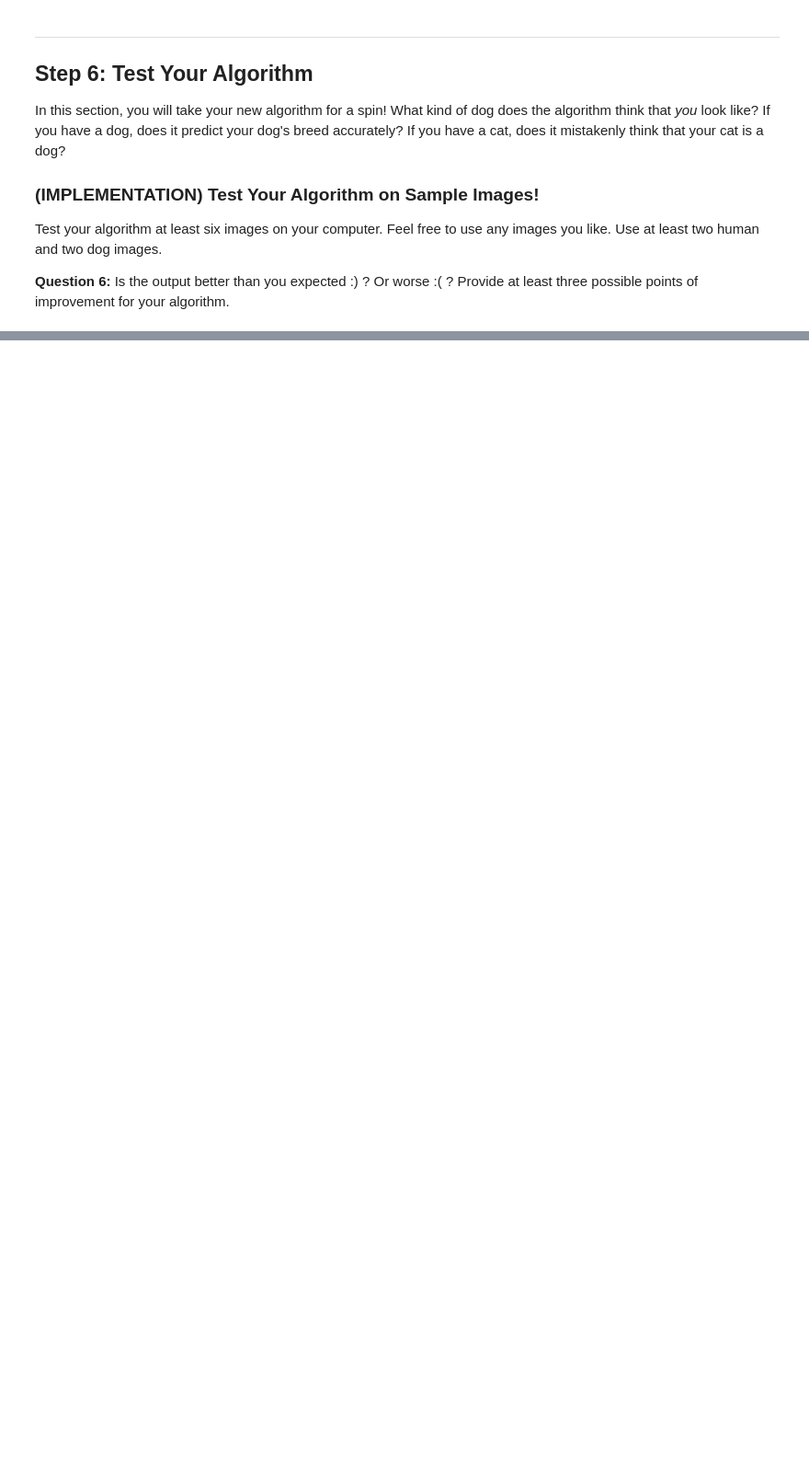
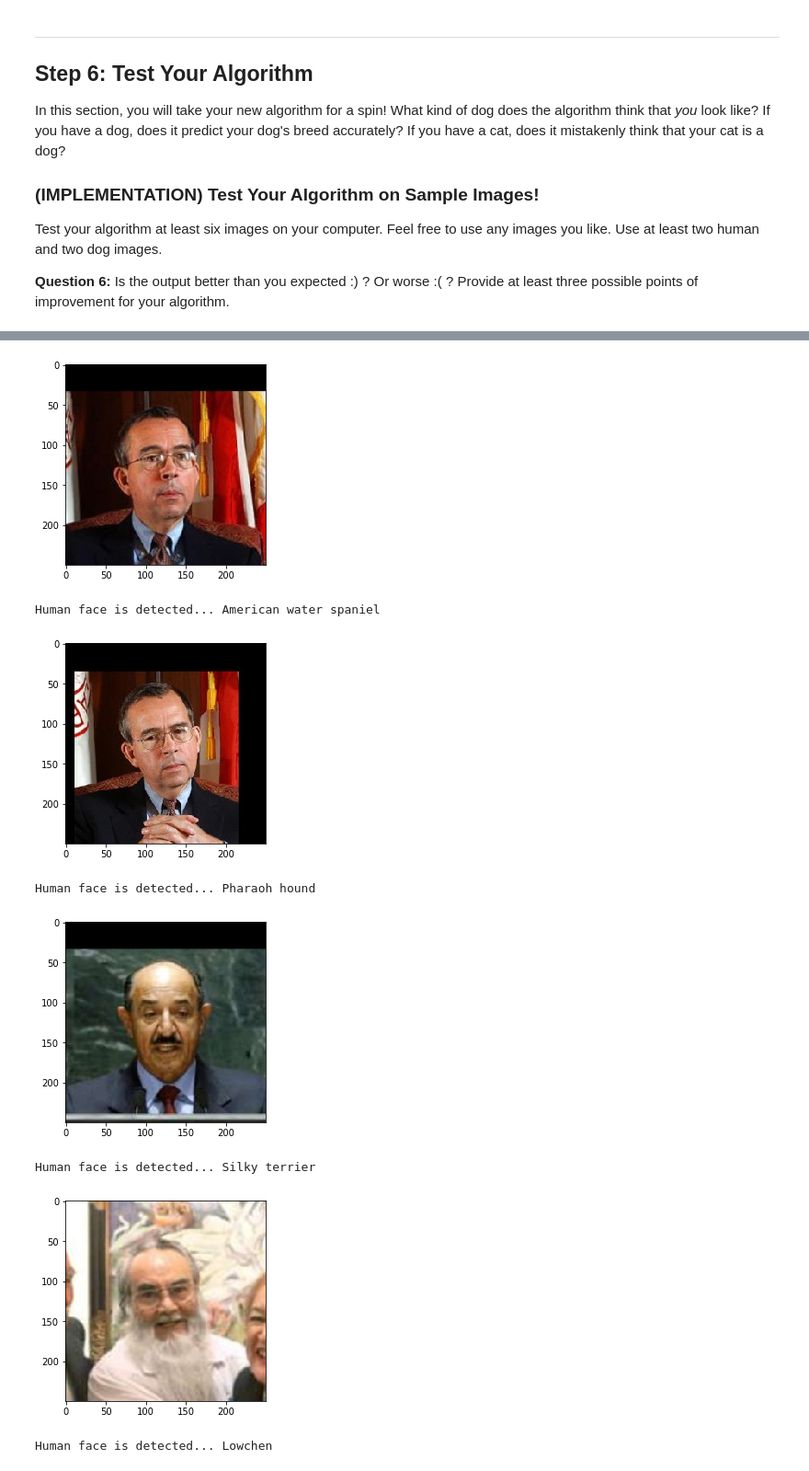
Before and after one commit to kurbakov/02-dlnd-project-dog-classification, a Jupyter notebook: dog_app.ipynb, the cells around one changed output, grey strips where cells are left out. Shown at 92% size. Drawn from its saved outputs; the diff is of its cells as text; code cells hidden in the pictures; blank space fills up the shorter version.

```diff
--- a/dog_app.ipynb
+++ b/dog_app.ipynb
@@ -715,11 +831,31 @@ Write a function that takes an image path as input and returns the dog breed (`A
 ### and returns the dog breed that is predicted by the model.
 
 # list of class names by index, i.e. a name can be accessed like class_names[0]
-class_names = [item[4:].replace("_", " ") for item in data_transfer['train'].classes]
+class_names = [item[4:].replace("_", " ") for item in train_data.classes]
 
 def predict_breed_transfer(img_path):
     # load the image and return the predicted breed
-    return None
+    image = Image.open(img_path).convert('RGB')
+    transformations = transforms.Compose([transforms.Resize(224),
+                                          transforms.CenterCrop(224),
+                                          transforms.ToTensor(),
+                                          transforms.Normalize((0.5,), (0.5,)),
+                                         ])
+
+    image_tensor = transformations(image)[:,:,:].unsqueeze(0)
+
+    # move model inputs to cuda, if GPU available
+    if use_cuda:
+        image_tensor = image_tensor.cuda()
+
+    # get sample outputs
+    output = model_transfer(image_tensor)
+
+    # convert output probabilities to predicted class
+    preds_tensor = torch.argmax(output, 1)
+    pred = np.squeeze(preds_tensor.numpy()) if not use_cuda else np.squeeze(preds_tensor.cpu().numpy())
+
+    return class_names[pred]
 # %% [markdown]
 ---
 <a id='step5'></a>
@@ -741,9 +877,28 @@ Some sample output for our algorithm is provided below, but feel free to design
 # %%
 ### TODO: Write your algorithm.
 ### Feel free to use as many code cells as needed.
+from PIL import Image
+import matplotlib.pyplot as plt
+%matplotlib inline
+
+import cv2
 
 def run_app(img_path):
+    # display the image
+    image = Image.open(img_path)
+    plt.imshow(image)
+    plt.show()
+
     ## handle cases for a human face, dog, and neither
+    if dog_detector(img_path):
+        predicted_breed = predict_breed_transfer(img_path)
+        print("Dog is detected...", predicted_breed)
+
+    elif (face_detector(img_path)):
+        predicted_breed = predict_breed_transfer(img_path)
+        print("Human face is detected...", predicted_breed)
+    else:
+        print("ERROR")
 # %% [markdown]
 ---
 <a id='step6'></a>
@@ -761,8 +926,17 @@ __Answer:__ (Three possible points for improvement)
 # %%
 ## TODO: Execute your algorithm from Step 6 on
 ## at least 6 images on your computer.
 ## Feel free to use as many code cells as needed.
 
 ## suggested code, below
-for file in np.hstack((human_files[:3], dog_files[:3])):
+for file in np.hstack((human_files[:5], dog_files[:5])):
     run_app(file)
+# %% [output]
+[figure, added]
+Human face is detected... American water spaniel
+[figure, added]
+Human face is detected... Pharaoh hound
+[figure, added]
+Human face is detected... Silky terrier
+[figure, added]
+Human face is detected... Lowchen
```
Also changed, not shown: parts of 17 cells of this notebook.
